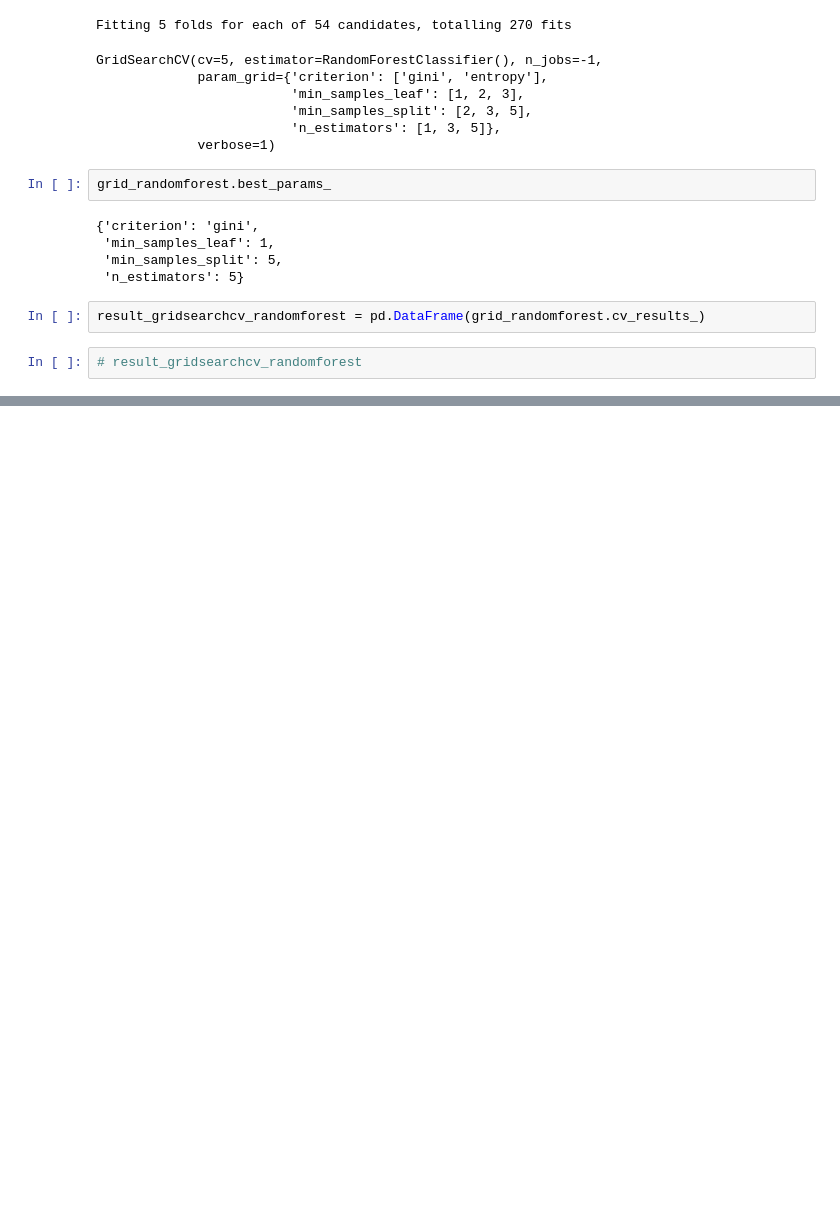
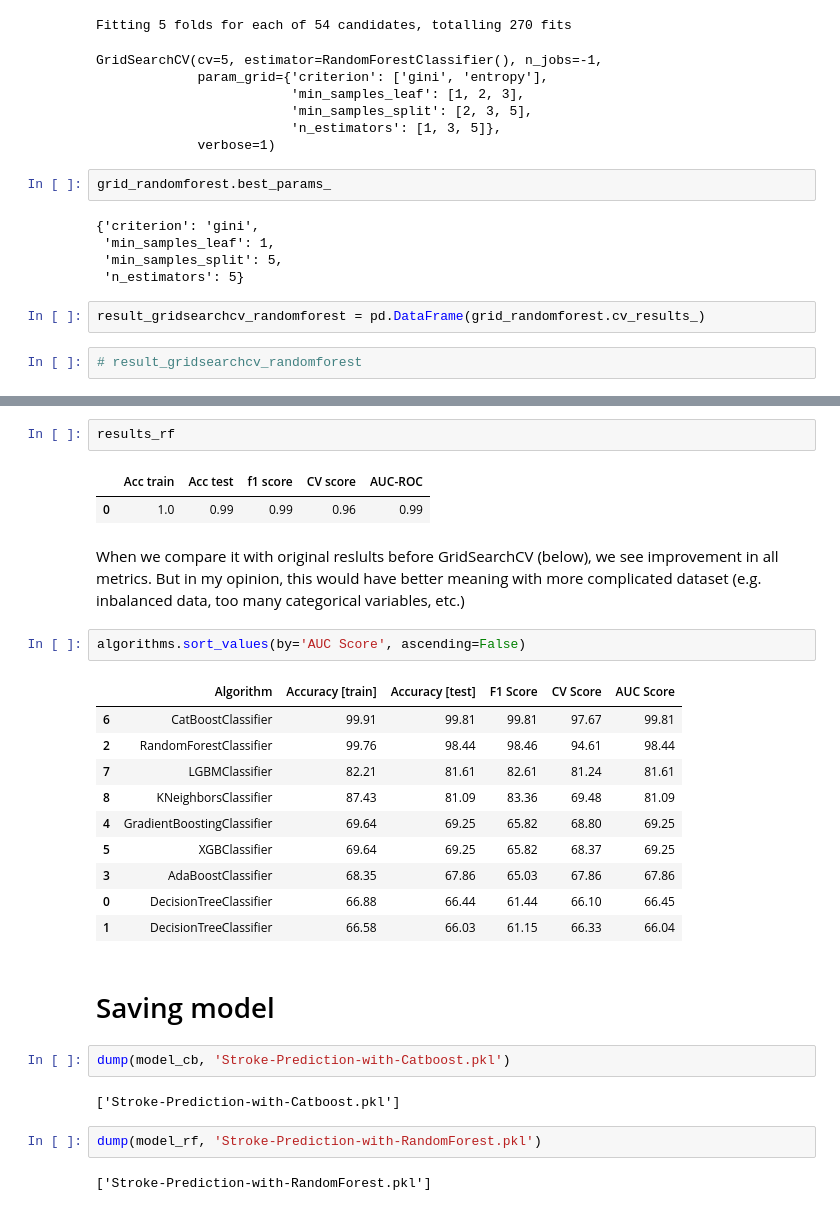
Before and after one commit to jurajhunak/Stroke_from_collab, a Jupyter notebook: Stroke_classification_Kaggle.ipynb, the cells around one changed output, grey strips where cells are left out. Saved outputs shown, nothing was run; the diff lists cells and outputs as text; blank space fills up the shorter version.

```diff
--- a/Stroke_classification_Kaggle.ipynb
+++ b/Stroke_classification_Kaggle.ipynb
@@ -365,0 +464,30 @@ result_gridsearchcv_randomforest = pd.DataFrame(grid_randomforest.cv_results_)
+# %%
+results_rf
+# %% [output]
+|  | Acc train | Acc test | f1 score | CV score | AUC-ROC |
+| 0 | 1.0 | 0.99 | 0.99 | 0.96 | 0.99 |
+# %% [markdown]
+When we compare it with original reslults before GridSearchCV (below), we see improvement in all metrics. But in my opinion, this would have better meaning with more complicated dataset (e.g. inbalanced data, too many categorical variables, etc.)
+# %%
+algorithms.sort_values(by='AUC Score', ascending=False)
+# %% [output]
+|  | Algorithm | Accuracy [train] | Accuracy [test] | F1 Score | CV Score | AUC Score |
+| 6 | CatBoostClassifier | 99.91 | 99.81 | 99.81 | 97.67 | 99.81 |
+| 2 | RandomForestClassifier | 99.76 | 98.44 | 98.46 | 94.61 | 98.44 |
+| 7 | LGBMClassifier | 82.21 | 81.61 | 82.61 | 81.24 | 81.61 |
+| 8 | KNeighborsClassifier | 87.43 | 81.09 | 83.36 | 69.48 | 81.09 |
+| 4 | GradientBoostingClassifier | 69.64 | 69.25 | 65.82 | 68.80 | 69.25 |
+| 5 | XGBClassifier | 69.64 | 69.25 | 65.82 | 68.37 | 69.25 |
+| 3 | AdaBoostClassifier | 68.35 | 67.86 | 65.03 | 67.86 | 67.86 |
+| 0 | DecisionTreeClassifier | 66.88 | 66.44 | 61.44 | 66.10 | 66.45 |
+| 1 | DecisionTreeClassifier | 66.58 | 66.03 | 61.15 | 66.33 | 66.04 |
+# %% [markdown]
+# Saving model
+# %%
+dump(model_cb, 'Stroke-Prediction-with-Catboost.pkl')
+# %% [output]
+['Stroke-Prediction-with-Catboost.pkl']
+# %%
+dump(model_rf, 'Stroke-Prediction-with-RandomForest.pkl')
+# %% [output]
+['Stroke-Prediction-with-RandomForest.pkl']
```
Also changed, not shown: parts of 25 cells of this notebook.
